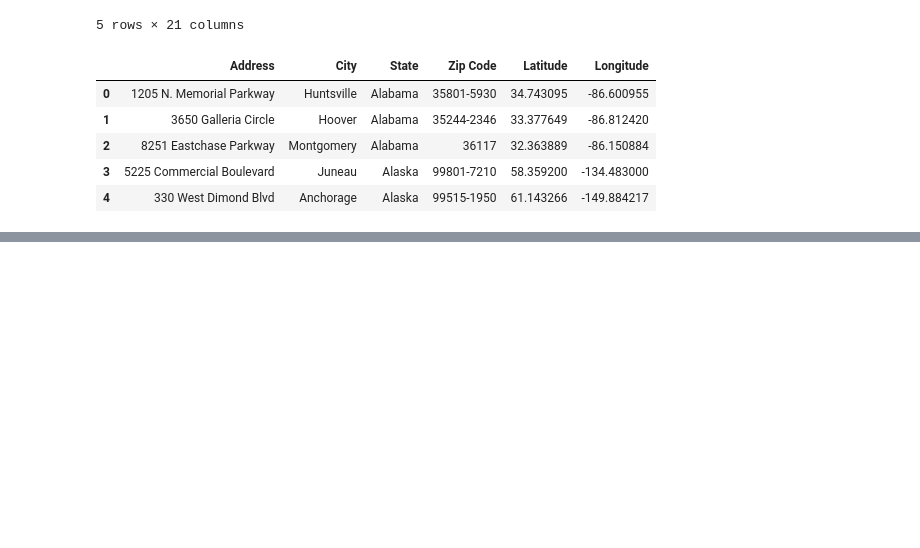
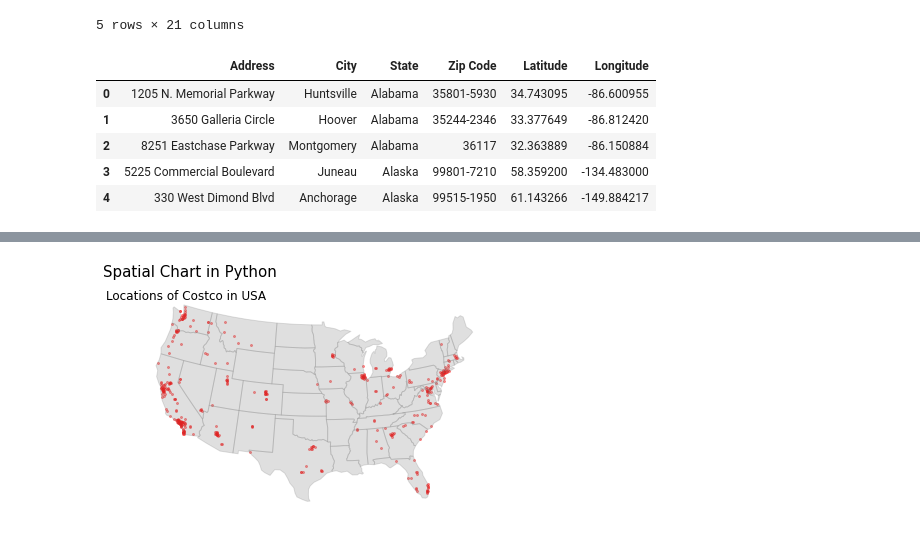
Before and after one commit to aarmeikoh/640, a Jupyter notebook: ex5-2/Untitled.ipynb, the cells around one changed output, grey strips where cells are left out. Saved outputs shown, nothing was run; the diff lists cells and outputs as text; code cells hidden in the pictures; blank space fills up the shorter version.

```diff
--- a/ex5-2/Untitled.ipynb
+++ b/ex5-2/Untitled.ipynb
@@ -36,0 +42,22 @@ sns.heatmap(ppg.corr(), vmin= -1, vmax= 1, center= 0, annot= True, fmt= '.1f', l
+# %%
+fig = plt.figure()
+ax = fig.add_axes([0, 0, 1, 1], projection=ccrs.LambertConformal(), frameon=False)
+ax.set_extent([-125, -66.5, 20, 50], ccrs.Geodetic())
+shapename = 'admin_1_states_provinces_lakes'
+states_shp = shpreader.natural_earth(resolution='110m', category='cultural', name=shapename)
+ax.add_geometries(
+        shpreader.Reader(states_shp).geometries(),
+        ccrs.PlateCarree(), color= 'gray', alpha= .25)
+plt.scatter(
+    x=costco["Longitude"],
+    y=costco["Latitude"],
+    color="red",
+    s=4,
+    alpha=.4,
+    transform=ccrs.PlateCarree()
+)
+plt.suptitle('Spatial Chart in Python', size= 15, x= 0.2, y =1)
+plt.title('Locations of Costco in USA', x= 0.19, y= .95)
+plt.show()
+# %% [output]
+[figure, added]
```
Also changed, not shown: parts of 5 cells of this notebook, 46 other files.
